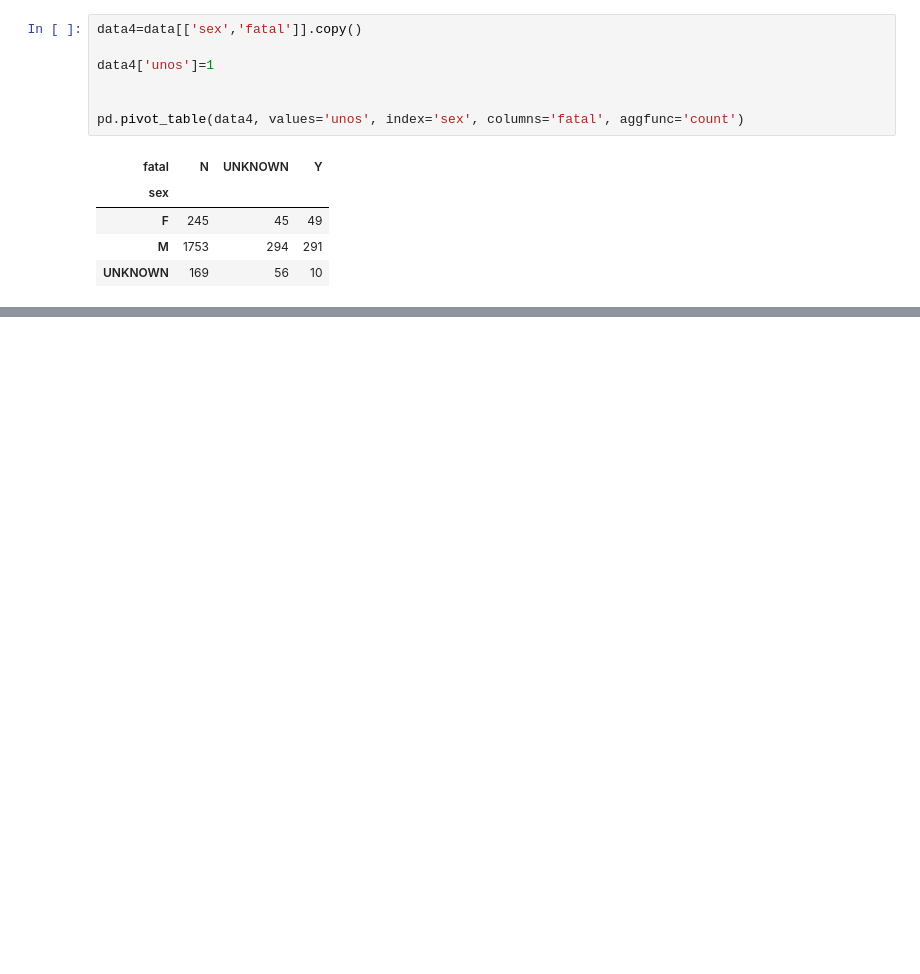
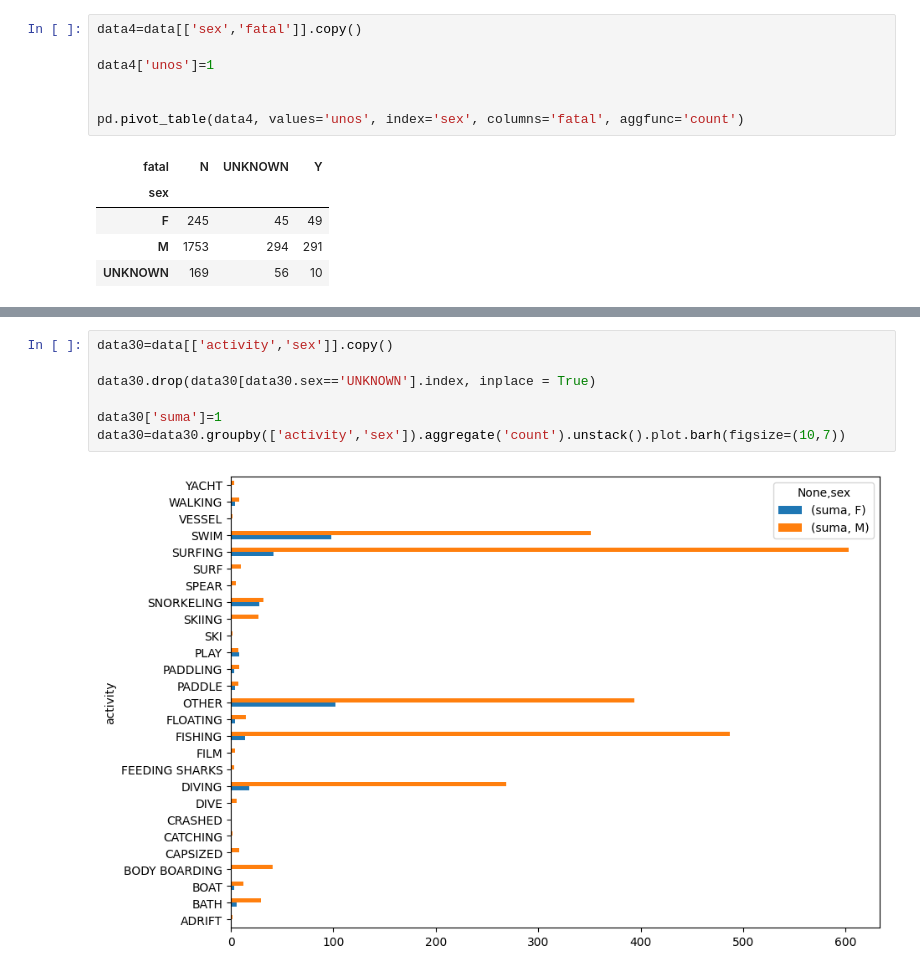
Before and after one commit to Davidmcii/DMC-w2-pandas-project, a Jupyter notebook: code/w2-analysis.ipynb, the cells around one changed output, grey strips where cells are left out. Drawn from its saved outputs; the diff is of its cells as text; blank space fills up the shorter version.

```diff
--- a/code/w2-analysis.ipynb
+++ b/code/w2-analysis.ipynb
@@ -209,0 +342,9 @@ TypeError: only size-1 arrays can be converted to Python scalars
+# %%
+data30=data[['activity','sex']].copy()
+
+data30.drop(data30[data30.sex=='UNKNOWN'].index, inplace = True)
+
+data30['suma']=1
+data30=data30.groupby(['activity','sex']).aggregate('count').unstack().plot.barh(figsize=(10,7))
+# %% [output]
+[figure, added]
```
Also changed, not shown: parts of 15 cells of this notebook, 1 other file.
